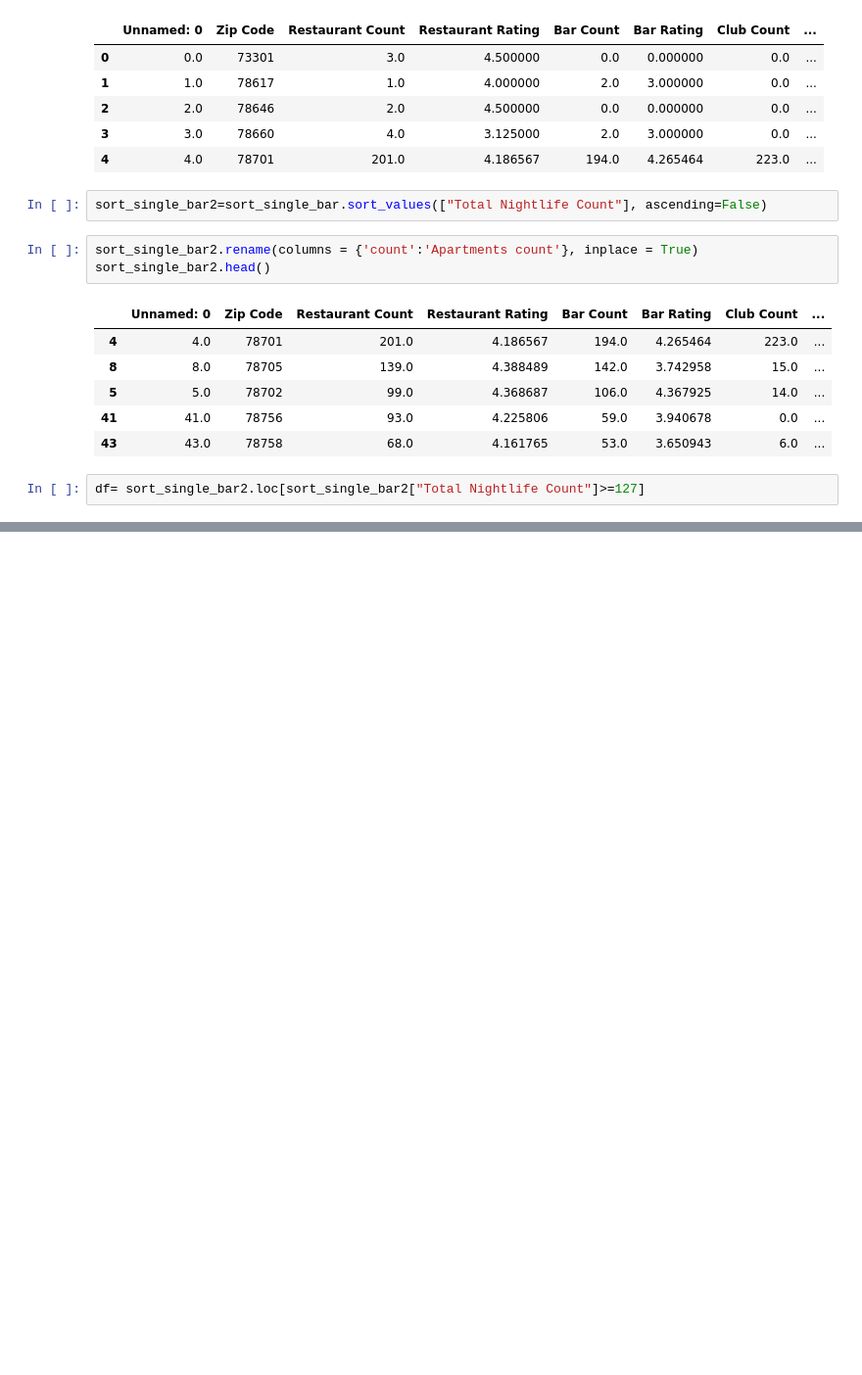
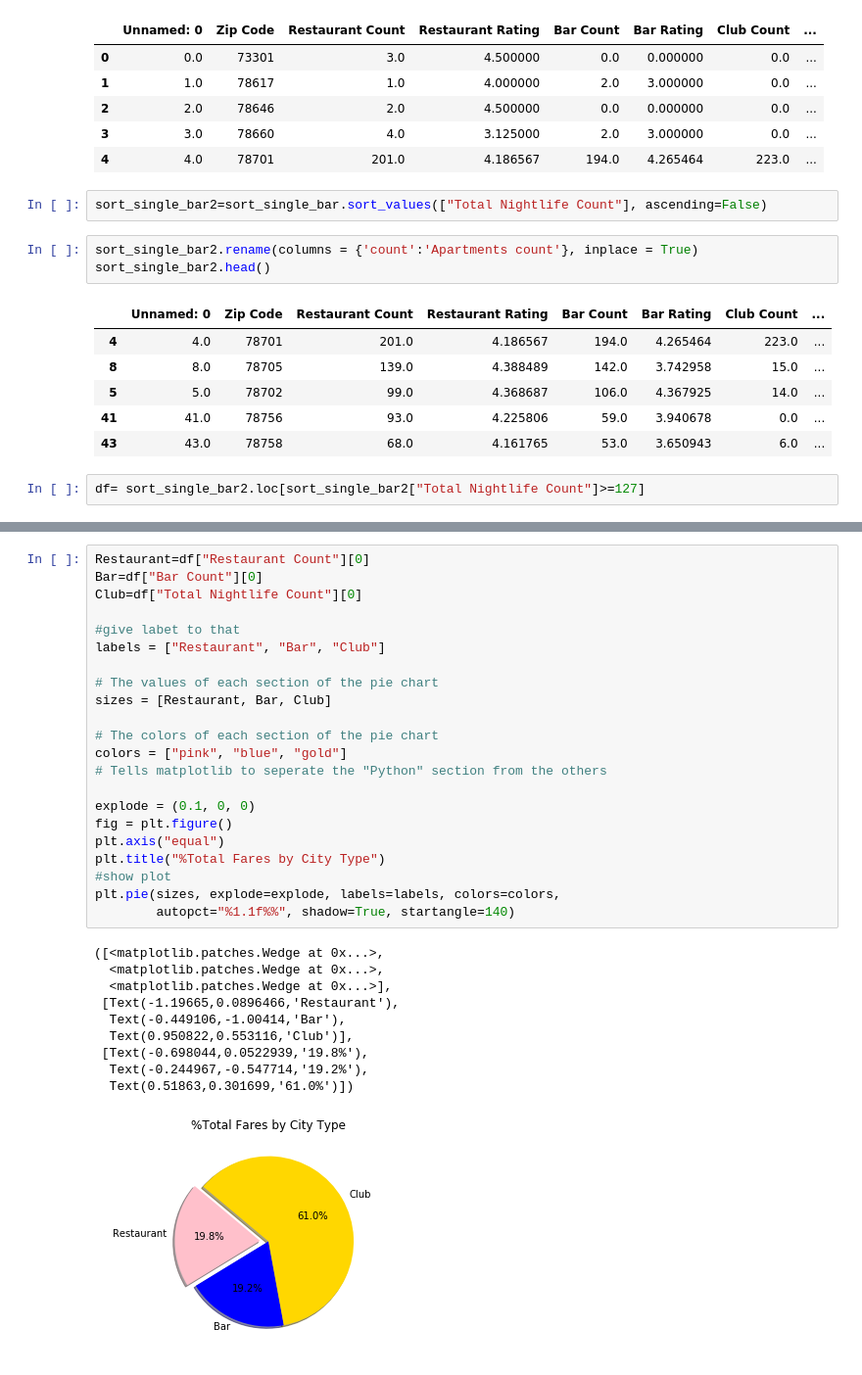
Before and after one commit to JoeDReynolds/yrelocate, a Jupyter notebook: single subplots.ipynb, the cells around one changed output, grey strips where cells are left out. Shown: that part at 98% size. Cells and saved outputs as stored; diff of their text form; blank space fills up the shorter version.

```diff
--- a/single subplots.ipynb
+++ b/single subplots.ipynb
@@ -145,2 +146,35 @@ plt.show()
 # %% [output]
 [figure]
+# %%
+Restaurant=df["Restaurant Count"][0]
+Bar=df["Bar Count"][0]
+Club=df["Total Nightlife Count"][0]
+
+#give labet to that
+labels = ["Restaurant", "Bar", "Club"]
+
+# The values of each section of the pie chart
+sizes = [Restaurant, Bar, Club]
+
+# The colors of each section of the pie chart
+colors = ["pink", "blue", "gold"]
+# Tells matplotlib to seperate the "Python" section from the others
+
+explode = (0.1, 0, 0)
+fig = plt.figure()
+plt.axis("equal")
+plt.title("%Total Fares by City Type")
+#show plot
+plt.pie(sizes, explode=explode, labels=labels, colors=colors,
+        autopct="%1.1f%%", shadow=True, startangle=140)
+# %% [output]
+([<matplotlib.patches.Wedge at 0x...>,
+  <matplotlib.patches.Wedge at 0x...>,
+  <matplotlib.patches.Wedge at 0x...>],
+ [Text(-1.19665,0.0896466,'Restaurant'),
+  Text(-0.449106,-1.00414,'Bar'),
+  Text(0.950822,0.553116,'Club')],
+ [Text(-0.698044,0.0522939,'19.8%'),
+  Text(-0.244967,-0.547714,'19.2%'),
+  Text(0.51863,0.301699,'61.0%')])
+[figure, added]
```
Also changed, not shown: parts of 1 cell of this notebook.
